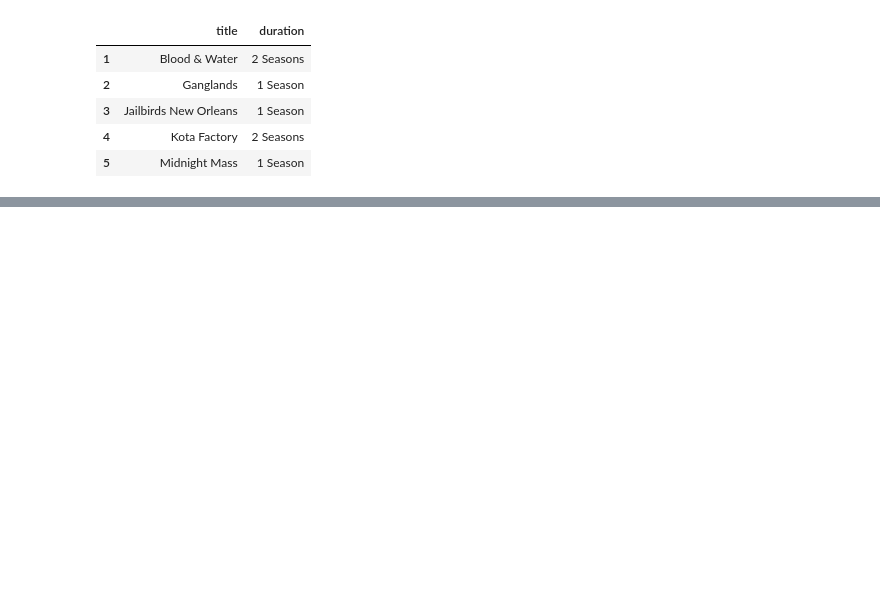
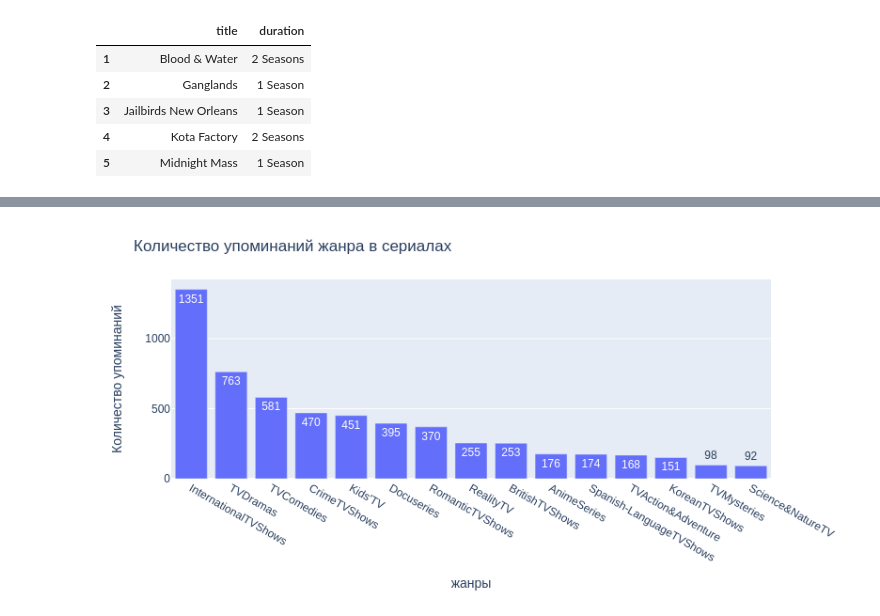
Before and after one commit to ArtemKarDev/Kaggle, a Jupyter notebook: EDA_Netflix_Kaggle.ipynb, the cells around one changed output, grey strips where cells are left out. Drawn from its saved outputs; the diff is of its cells as text; code cells hidden in the pictures; blank space fills up the shorter version.

```diff
--- a/EDA_Netflix_Kaggle.ipynb
+++ b/EDA_Netflix_Kaggle.ipynb
@@ -503,0 +547,5 @@ top = top. sort_values(by='no_of_seasons', ascending=False)
+# %%
+genres_show = get_counts(list(netflix_shows['listed_in']))[:15]
+get_graph_counts(genres_show, "Количество упоминаний жанра в сериалах", "жанры", "Количество упоминаний")
+# %% [output]
+[figure, added]
```
Also changed, not shown: parts of 50 cells of this notebook.
